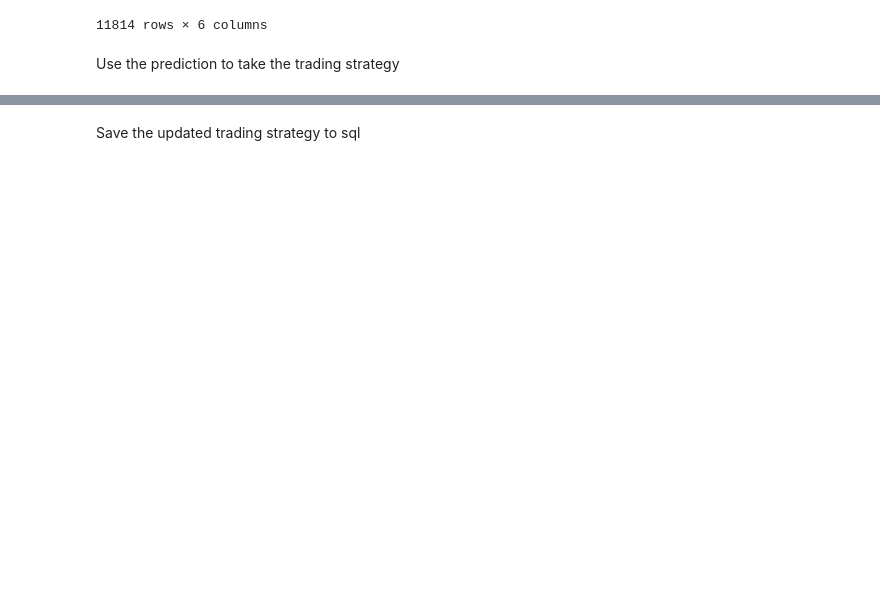
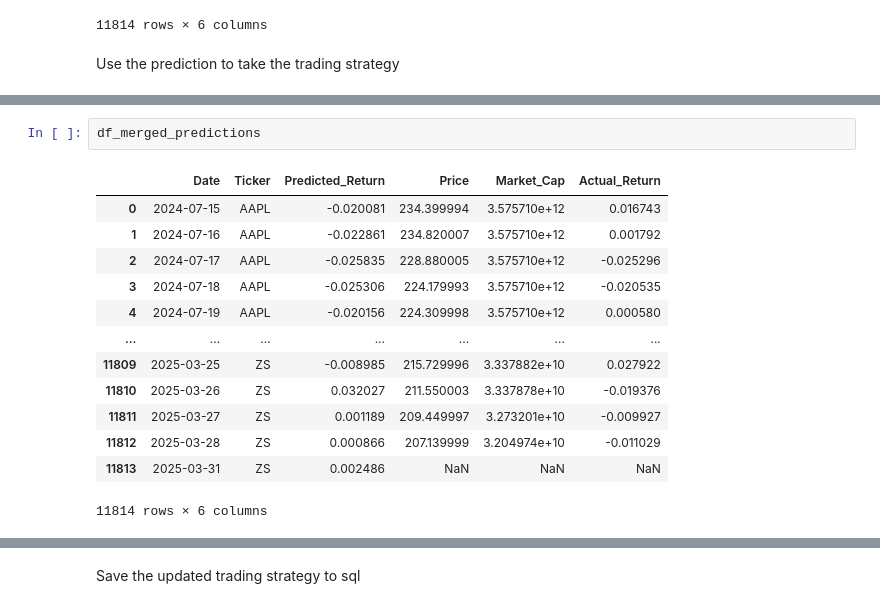
Before and after one commit to GAOCheryl/QF5214_2025_G8, a Jupyter notebook: TeamThree/MASTER-master/final_sentiment_strategy_test.ipynb, the cells around one changed output, grey strips where cells are left out. Drawn from its saved outputs; the diff is of its cells as text; blank space fills up the shorter version.

```diff
--- a/TeamThree/MASTER-master/final_sentiment_strategy_test.ipynb
+++ b/TeamThree/MASTER-master/final_sentiment_strategy_test.ipynb
@@ -703,0 +766,16 @@ New TOP_N long and short rows added:
+# %%
+df_merged_predictions
+# %% [output]
+|  | Date | Ticker | Predicted_Return | Price | Market_Cap | Actual_Return |
+| 0 | 2024-07-15 | AAPL | -0.020081 | 234.399994 | 3.575710e+12 | 0.016743 |
+| 1 | 2024-07-16 | AAPL | -0.022861 | 234.820007 | 3.575710e+12 | 0.001792 |
+| 2 | 2024-07-17 | AAPL | -0.025835 | 228.880005 | 3.575710e+12 | -0.025296 |
+| 3 | 2024-07-18 | AAPL | -0.025306 | 224.179993 | 3.575710e+12 | -0.020535 |
+| 4 | 2024-07-19 | AAPL | -0.020156 | 224.309998 | 3.575710e+12 | 0.000580 |
+| ... | ... | ... | ... | ... | ... | ... |
+| 11809 | 2025-03-25 | ZS | -0.008985 | 215.729996 | 3.337882e+10 | 0.027922 |
+| 11810 | 2025-03-26 | ZS | 0.032027 | 211.550003 | 3.337878e+10 | -0.019376 |
+| 11811 | 2025-03-27 | ZS | 0.001189 | 209.449997 | 3.273201e+10 | -0.009927 |
+| 11812 | 2025-03-28 | ZS | 0.000866 | 207.139999 | 3.204974e+10 | -0.011029 |
+| 11813 | 2025-03-31 | ZS | 0.002486 | NaN | NaN | NaN |
+11814 rows × 6 columns
```
Also changed, not shown: parts of 31 cells of this notebook, 1 other file.
